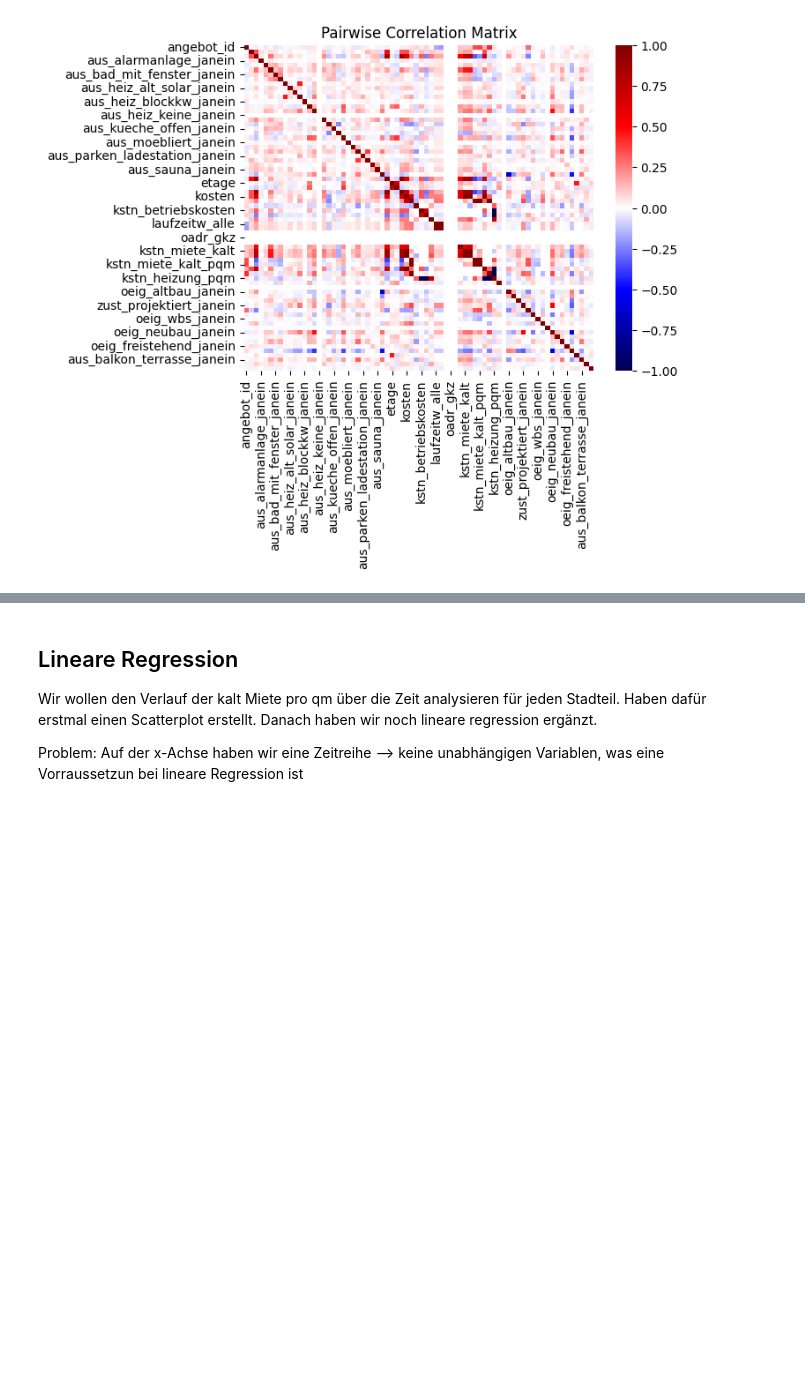
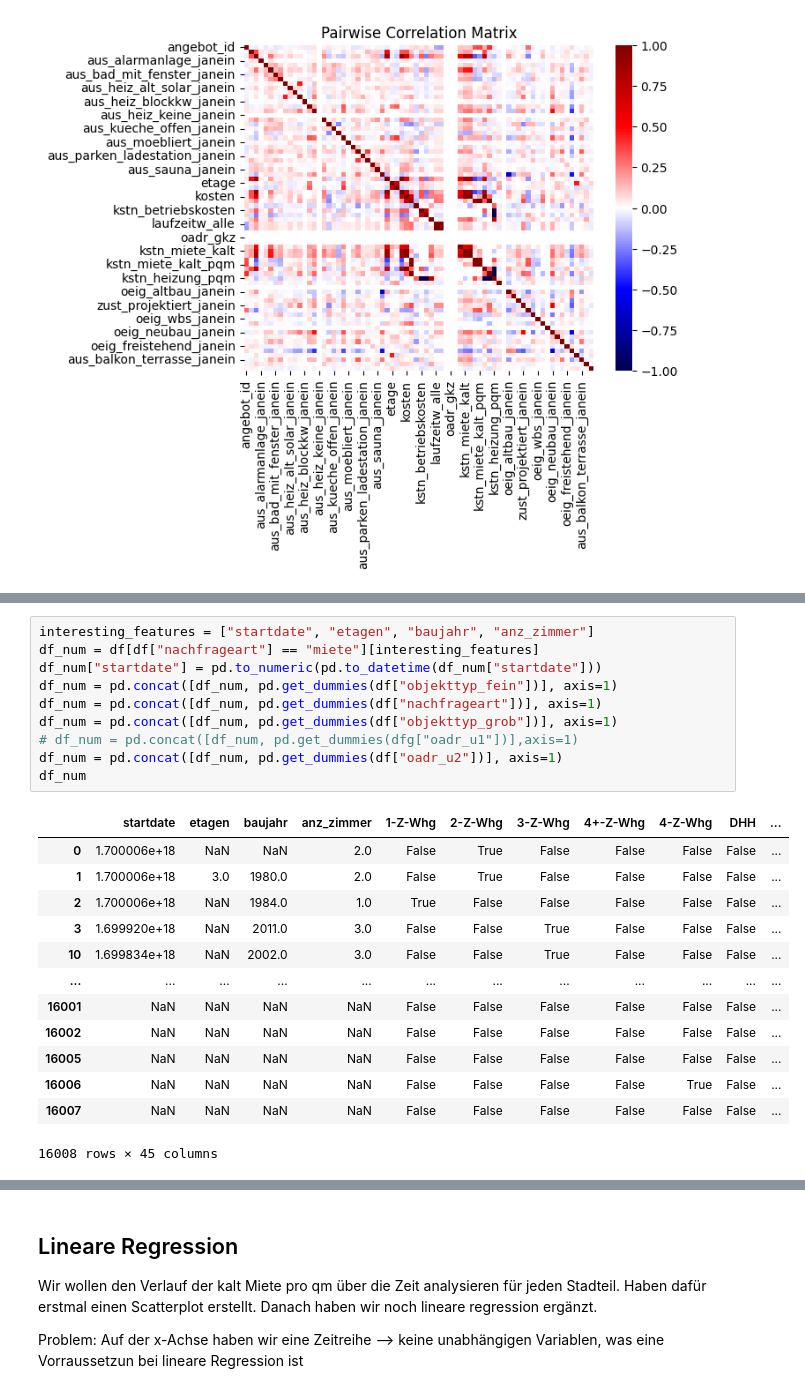
Before and after one commit to okihnjo/DataLiteracy, a Jupyter notebook: notebooks/correlations.ipynb, the cells around one changed output, grey strips where cells are left out. Cells and saved outputs as stored; diff of their text form; blank space fills up the shorter version.

```diff
--- a/notebooks/correlations.ipynb
+++ b/notebooks/correlations.ipynb
@@ -73,0 +112,24 @@ plot_corr_matrix(df)
+# %%
+interesting_features = ["startdate", "etagen", "baujahr", "anz_zimmer"]
+df_num = df[df["nachfrageart"] == "miete"][interesting_features]
+df_num["startdate"] = pd.to_numeric(pd.to_datetime(df_num["startdate"]))
+df_num = pd.concat([df_num, pd.get_dummies(df["objekttyp_fein"])], axis=1)
+df_num = pd.concat([df_num, pd.get_dummies(df["nachfrageart"])], axis=1)
+df_num = pd.concat([df_num, pd.get_dummies(df["objekttyp_grob"])], axis=1)
+# df_num = pd.concat([df_num, pd.get_dummies(dfg["oadr_u1"])],axis=1)
+df_num = pd.concat([df_num, pd.get_dummies(df["oadr_u2"])], axis=1)
+df_num
+# %% [output]
+|  | startdate | etagen | baujahr | anz_zimmer | 1-Z-Whg | 2-Z-Whg | 3-Z-Whg | 4+-Z-Whg | 4-Z-Whg | DHH | ... |
+| 0 | 1.700006e+18 | NaN | NaN | 2.0 | False | True | False | False | False | False | ... |
+| 1 | 1.700006e+18 | 3.0 | 1980.0 | 2.0 | False | True | False | False | False | False | ... |
+| 2 | 1.700006e+18 | NaN | 1984.0 | 1.0 | True | False | False | False | False | False | ... |
+| 3 | 1.699920e+18 | NaN | 2011.0 | 3.0 | False | False | True | False | False | False | ... |
+| 10 | 1.699834e+18 | NaN | 2002.0 | 3.0 | False | False | True | False | False | False | ... |
+| ... | ... | ... | ... | ... | ... | ... | ... | ... | ... | ... | ... |
+| 16001 | NaN | NaN | NaN | NaN | False | False | False | False | False | False | ... |
+| 16002 | NaN | NaN | NaN | NaN | False | False | False | False | False | False | ... |
+| 16005 | NaN | NaN | NaN | NaN | False | False | False | False | False | False | ... |
+| 16006 | NaN | NaN | NaN | NaN | False | False | False | False | True | False | ... |
+| 16007 | NaN | NaN | NaN | NaN | False | False | False | False | False | False | ... |
+16008 rows × 45 columns
```
Also changed, not shown: parts of 5 cells of this notebook, 4 other files.
